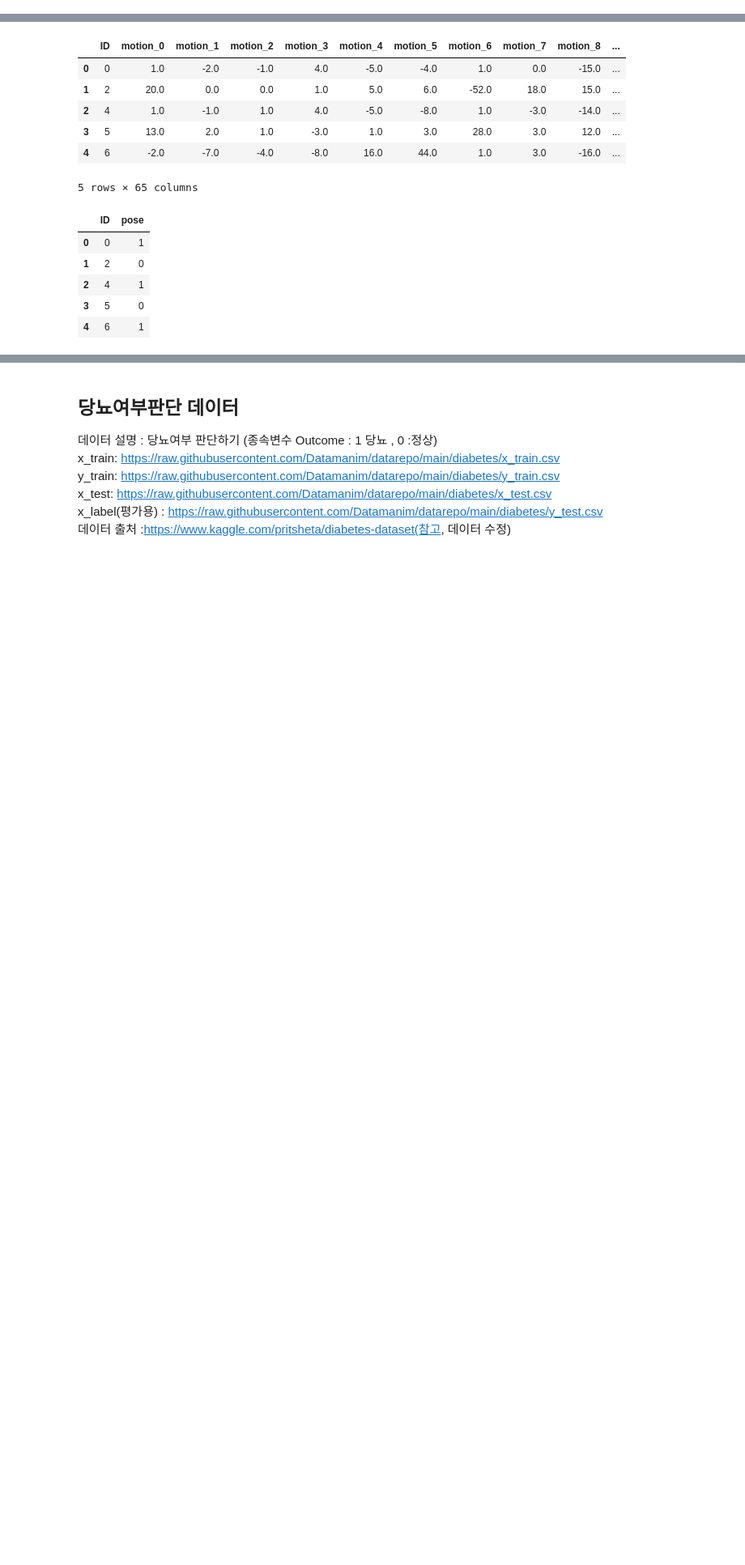
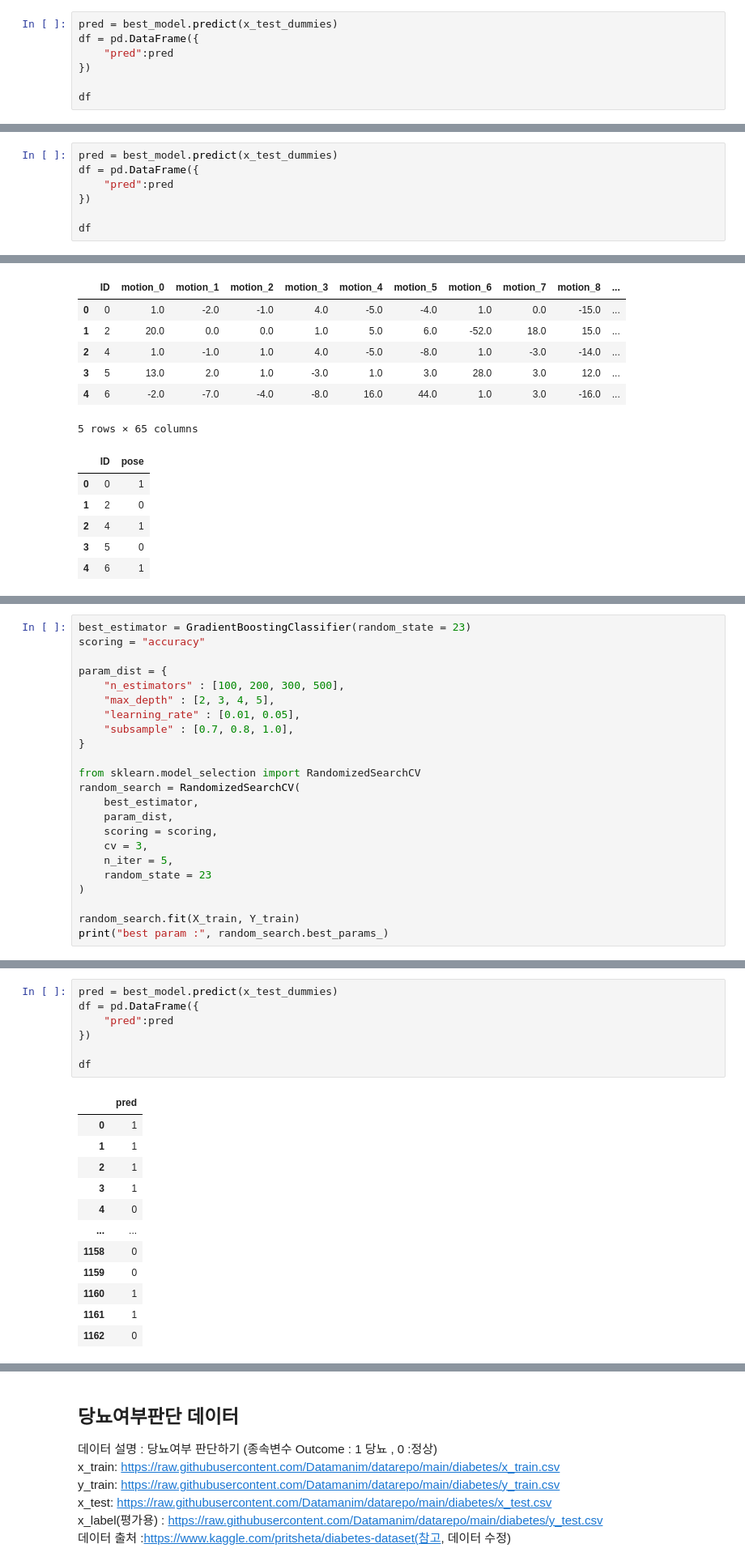
Before and after one commit to cms6090/Big-Data-Analysis, a Jupyter notebook: 2유형/데이터 마이닝(best).ipynb, the cells around one changed output, grey strips where cells are left out. Shown at 81% size. Saved outputs shown, nothing was run; the diff lists cells and outputs as text; blank space fills up the shorter version.

```diff
--- a/2유형/데이터 마이닝(best).ipynb
+++ b/2유형/데이터 마이닝(best).ipynb
@@ -1135,3 +851,10 @@ data
+# %%
+pred = best_model.predict(x_test_dummies)
+df = pd.DataFrame({
+    "pred":pred
+})
+
+df
 # %% [markdown]
 ## ❌ 사기회사 분류 데이터
 데이터 설명 : 사기회사 분류 (종속변수 : Risk 1: 사기 , 0 : 정상)
@@ -1257,3 +954,10 @@ data
+# %%
+pred = best_model.predict(x_test_dummies)
+df = pd.DataFrame({
+    "pred":pred
+})
+
+df
 # %% [markdown]
 ## 센서데이터 동작유형 분류 데이터
 데이터 설명 : 센서데이터로 동작 유형 분류 (종속변수 pose : 0 ,1 구분)
@@ -1377,0 +1045,23 @@ data
+# %%
+best_estimator = GradientBoostingClassifier(random_state = 23)
+scoring = "accuracy"
+
+param_dist = {
+    "n_estimators" : [100, 200, 300, 500],
+    "max_depth" : [2, 3, 4, 5],
+    "learning_rate" : [0.01, 0.05],
+    "subsample" : [0.7, 0.8, 1.0],
+}
+
+from sklearn.model_selection import RandomizedSearchCV
+random_search = RandomizedSearchCV(
+    best_estimator,
+    param_dist,
+    scoring = scoring,
+    cv = 3,
+    n_iter = 5,
+    random_state = 23
+)
+
+random_search.fit(X_train, Y_train)
+print("best param :", random_search.best_params_)
@@ -1377,0 +1087,20 @@ data
+# %%
+pred = best_model.predict(x_test_dummies)
+df = pd.DataFrame({
+    "pred":pred
+})
+
+df
+# %% [output]
+|  | pred |
+| 0 | 1 |
+| 1 | 1 |
+| 2 | 1 |
+| 3 | 1 |
+| 4 | 0 |
+| ... | ... |
+| 1158 | 0 |
+| 1159 | 0 |
+| 1160 | 1 |
+| 1161 | 1 |
+| 1162 | 0 |
```
Also changed, not shown: parts of 248 cells of this notebook, 1 other file.
